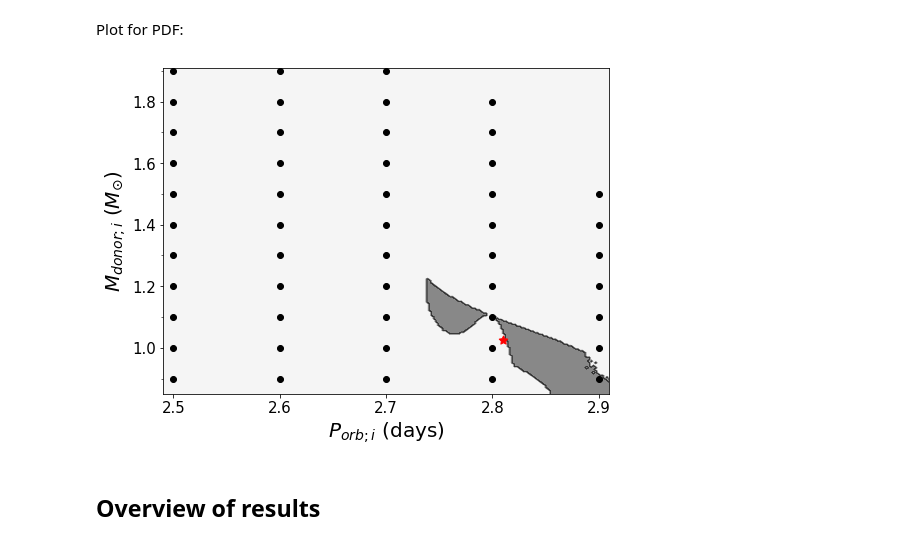
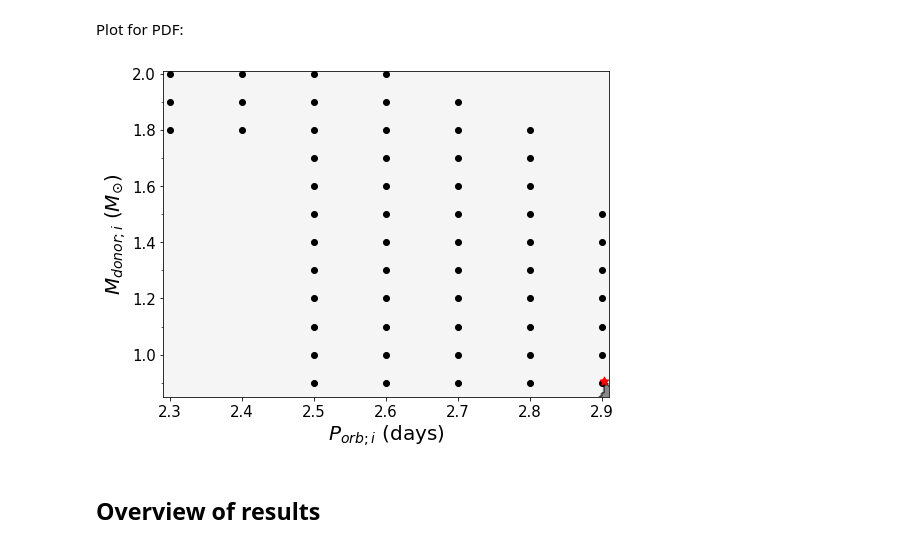
Before and after one commit to lauraguzmanrincon/GPforWD, a Jupyter notebook: GPyOpt_WD_22122021.ipynb, the cells around one changed output. Saved outputs shown, nothing was run; the diff lists cells and outputs as text; code cells hidden in the pictures.

```diff
--- a/GPyOpt_WD_22122021.ipynb
+++ b/GPyOpt_WD_22122021.ipynb
@@ -92,12 +90,12 @@ def getData(case):
     if case == "fixed":
         dataSimulations = dataSimulations_fixed
         bounds = bounds_fixed
-        variableParameter_fixed = variableParameter
+        variableParameter = variableParameter_fixed
     else:
         dataSimulations = dataSimulations_free
         bounds = bounds_free
-        variableParameter_free = variableParameter
-    return dataSimulations, bounds
+        variableParameter = variableParameter_free
+    return dataSimulations, bounds, variableParameter
 ################################
 
 ################################
@@ -279,10 +277,10 @@ def overviewGP(m, case, bounds, modelIndex, minGP, variableIndex = 0):
 # %% [markdown]
 ## Run model 1
 # %%
-case = "fixed" # CHOOSE: "fixed" "free"
+case = "free" # CHOOSE: "fixed" "free"
 
 # Model 1
-dataSimulations, bounds = getData(case = case)
+dataSimulations, bounds, variableParameter = getData(case = case)
 modelGP, X_init, Y_init = getGP(dataSimulations, modelIndex = 1)
 minGP = findMinimum(m = modelGP, bounds = bounds)
 x, y, meanX = overviewGP(m = modelGP, case = case, bounds = bounds, modelIndex = 1, minGP = minGP)
@@ -323,3 +323,5 @@ cbar.set_label('mean of GP (log total error)', size = 20)
+# %%
+minGP_model1 = minGP
 # %% [markdown]
 ## Run model 3
 # %%
@@ -327,7 +329,7 @@ case = "free" # CHOOSE: "fixed" "free"
 
 # Model 3
 for variableIndex in range(4):
-    dataSimulations, bounds = getData(case = case)
+    dataSimulations, bounds, variableParameter = getData(case = case)
     modelGP, X_init, Y_init = getGP(dataSimulations, modelIndex = 3, variableIndex = variableIndex)
     minGP = findMinimum(m = modelGP, bounds = bounds)
     x, y, meanX, rangeX = overviewGP(m = modelGP, case = case, bounds = bounds, modelIndex = 3, minGP = minGP,
@@ -345,42 +347,39 @@ prodRangeX = listRangeX[0]*listRangeX[1]*listRangeX[2]*listRangeX[3]
 #prodRangeX = listRangeX[0]*listRangeX[1]*listRangeX[3]
 #prodRangeX = listRangeX[3]
 
-if case == "fixed":
-    minGP = np.array([3.11630906, 0.98421385])
-else:
-    minGP = np.array([2.81037578, 1.02471291])
+minGP = minGP_model1
 
 ## plot region
 #plt.figure(figsize=(8,6))
 #plt.contourf(x, y, prodRangeX, cmap='binary', alpha = 0.5)
 #plt.scatter(X_init['porb'], X_init['mass'], label=u'Observations', c = "green")
 #plt.scatter(minGP[0], minGP[1], label=u'Observations', c = "red")
 #plt.xlabel("$P_{orb;i}(days)$")
 #plt.ylabel("$M_{donor;i}(M_{\odot})$")
 
 # Save plot of mean GP
 plt.figure(figsize=(8,6))
 if case == "fixed":
     ticksListX = np.arange(0, 50, 5)/10
 else:
     ticksListX = np.arange(0, 50, 1)/10
 ticksListY = np.arange(0, 50, 2)/10
 plt.contourf(x, y, prodRangeX, cmap = 'binary', alpha = 0.5, zorder = 0)
 plt.scatter(X_init['porb'], X_init['mass'], label = u'Observations', c = "black", alpha = 1, zorder = 1)
 plt.scatter(minGP[0], minGP[1], label = u'Observations', c = "red", marker = (5, 1), s = 80, zorder = 2)
 plt.xlabel("$P_{orb;i}$ (days)", size = 20)
 plt.xticks(ticksListX[(ticksListX >= bounds[0][0]) & (ticksListX <= bounds[0][1])], size = 15)
 plt.ylabel("$M_{donor;i}$ $(M_{\odot})$", size = 20)
 plt.yticks(ticksListY[(ticksListY >= bounds[1][0]) & (ticksListY <= bounds[1][1])], size = 15)
 
 ax = plt.gca()
 ax.xaxis.set_minor_locator(plt.MultipleLocator(0.1))
 ax.yaxis.set_minor_locator(plt.MultipleLocator(0.1))
 
 #plt.savefig('../Plots/Plot04102021_Region_conservative.pdf')
 #plt.savefig('../Plots/Plot04102021_Region_nonconservative.pdf')
 # %% [output]
-[figure, old version]
+[figure, new version]
 # %% [markdown]
 ## Overview of results
 # %% [markdown]
```
Also changed, not shown: parts of 5 cells of this notebook.
